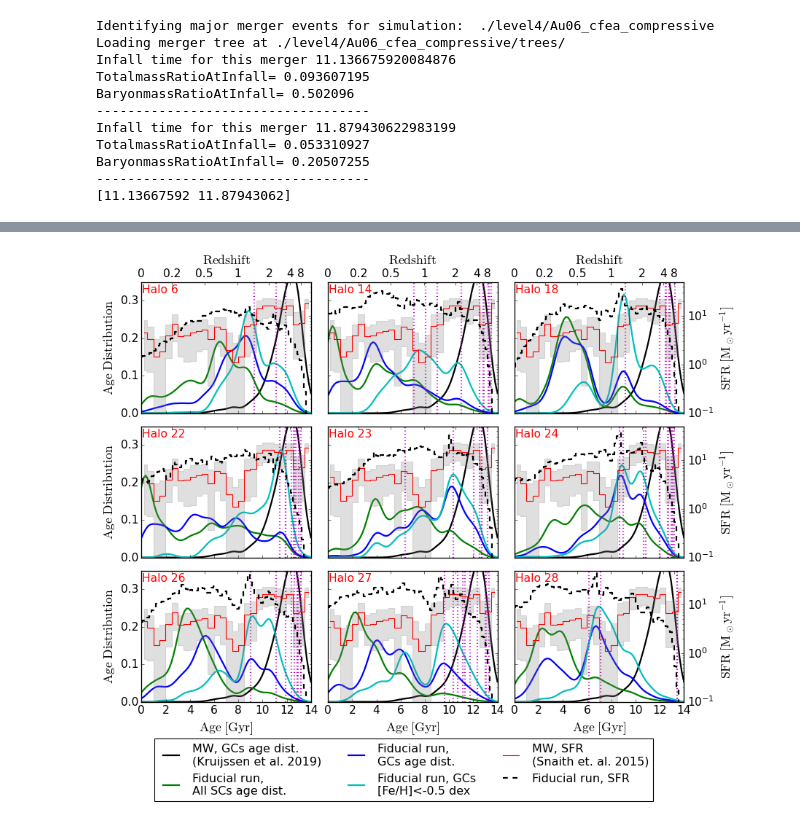
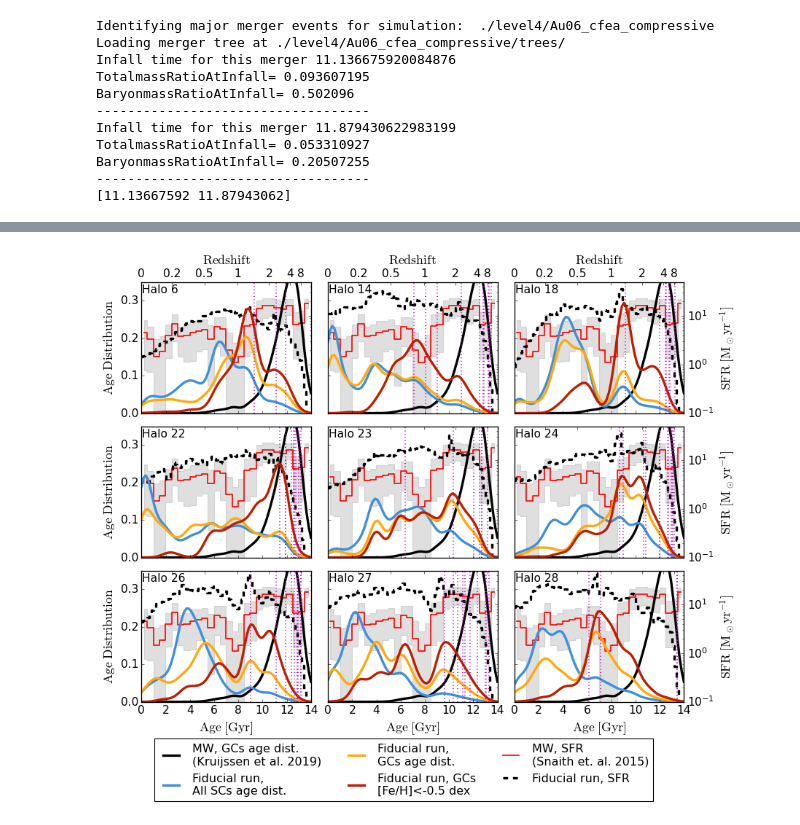
Before and after one commit to pablocoque/post_process_routines, a Jupyter notebook: src/age_distribution.ipynb, the cells around one changed output, grey strips where cells are left out. Saved outputs shown, nothing was run; the diff lists cells and outputs as text; code cells hidden in the pictures.

```diff
--- a/src/age_distribution.ipynb
+++ b/src/age_distribution.ipynb
@@ -9,6 +9,7 @@ from matplotlib import ticker
 
 %matplotlib inline
 rcParams['figure.facecolor'] = 'white'
+plt.style.use('petroff10')
 # %%
 parent_dir = './level4/'
 simulation_1 = 'Au06_cfea_scbase'
@@ -397,22 +401,22 @@ BaryonmassRatioAtInfall= 0.20507255
 halo_list = ['6','14', '18', '22', '23', '24', '26','27', '28']
 # %%
 fig, ax = plt.subplots(2,1, sharex=True)
-ax[0].step(age_bins, cluster_formation_rate_all[0], where='mid', linewidth=2, label='Baseline, All SCs')
-ax[0].step(age_bins, cluster_formation_rate_gc[0], where='mid', linewidth=2, label='Baseline, GC candidates')
-ax[0].step(age_bins, cluster_formation_rate_all[1], where='mid', linewidth=2, label='Compressive, All SCs')
-ax[0].step(age_bins, cluster_formation_rate_gc[1], where='mid', linewidth=2, label='Compressive, GC candidates')
+ax[0].step(age_bins, cluster_formation_rate_all[0], where='mid', linewidth=3, label='Baseline, All SCs')
+ax[0].step(age_bins, cluster_formation_rate_gc[0], where='mid', linewidth=3, label='Baseline, GC candidates')
+ax[0].step(age_bins, cluster_formation_rate_all[1], where='mid', linewidth=3, label='Compressive, All SCs')
+ax[0].step(age_bins, cluster_formation_rate_gc[1], where='mid', linewidth=3, color='purple', label='Compressive, GC candidates')
 ax[0].set_ylabel(r'$\rm{CFR \; [M_\odot yr^{-1}]}$', fontsize=16)
 # ax[0].set_xlabel(r'$\rm{Age \; [Gyr]}$', fontsize=16)
 ax[0].set_ylim(0,2.5)
 ax[0].tick_params(axis='both', which='major', labelsize=14)
-ax[0].text(1, 2.25, 'Halo 6', fontsize=16, ha='center', va='center', c='r')
+ax[0].text(1, 2.25, 'Halo 6', fontsize=16, ha='center', va='center', c='k')
 axr = ax[0].twinx()
-axr.step(age_bins, sfr, where='mid', color='black', linestyle='--', linewidth=2, label='SFR')
+axr.step(age_bins, sfr, where='mid', color='black', linestyle='--', linewidth=3, label='SFR')
 axr.legend(frameon=False, fontsize=14)
 axr.tick_params(axis='both', which='major', labelsize=14)
 axr.set_ylabel(r'$\rm{SFR \; [M_\odot yr^{-1}]}$', fontsize=16)
 
-ax[1].plot(age_bins, mw_age_dist/np.trapezoid(mw_age_dist, age_bins), linewidth=2, color='k', label='MW, Kruijssen et. al. (2019)')
+ax[1].plot(age_bins, mw_age_dist/np.trapezoid(mw_age_dist, age_bins), linewidth=3, color='k', label='MW, Kruijssen et. al. (2019)')
 for i, run in enumerate(fiducial_runs):
     if i==0:
         ax[1].plot(age_bins, run/np.trapezoid(run, age_bins), linewidth=0.75, color='grey', alpha=0.5, label='All fiducial runs')
@@ -421,13 +425,13 @@ for i, run in enumerate(fiducial_runs):
     # loc = np.argmax(run/np.trapezoid(run, age_bins))
     # ax[1].text(age_bins[loc], (run/np.trapezoid(run, age_bins))[loc] + 0.01, simulation_list[i][:first_char_index(simulation_list[i], '_')], fontsize=8, ha='center', va='center')
 
-ax[1].plot(age_bins, age_distribution_surviving_all[0]/np.trapezoid(age_distribution_surviving_all[0], age_bins), linewidth=2)
-ax[1].plot(age_bins, age_distribution_surviving_gc[0]/np.trapezoid(age_distribution_surviving_gc[0], age_bins), linewidth=2)
-ax[1].plot(age_bins, age_distribution_surviving_all[1]/np.trapezoid(age_distribution_surviving_all[1], age_bins), linewidth=2)
-ax[1].plot(age_bins, age_distribution_surviving_gc[1]/np.trapezoid(age_distribution_surviving_gc[1], age_bins), linewidth=2)
+ax[1].plot(age_bins, age_distribution_surviving_all[0]/np.trapezoid(age_distribution_surviving_all[0], age_bins), linewidth=3)
+ax[1].plot(age_bins, age_distribution_surviving_gc[0]/np.trapezoid(age_distribution_surviving_gc[0], age_bins), linewidth=3)
+ax[1].plot(age_bins, age_distribution_surviving_all[1]/np.trapezoid(age_distribution_surviving_all[1], age_bins), linewidth=3)
+ax[1].plot(age_bins, age_distribution_surviving_gc[1]/np.trapezoid(age_distribution_surviving_gc[1], age_bins), color='purple', linewidth=3)
 # for merger in mergers_au06:
-#     ax[0].axvline(merger, color='m', linestyle=':', linewidth=2)
-#     ax[1].axvline(merger, color='m', linestyle=':', linewidth=2)
+#     ax[0].axvline(merger, color='m', linestyle=':', linewidth=3)
+#     ax[1].axvline(merger, color='m', linestyle=':', linewidth=3)
 
 ax[1].set_ylim(0,0.39)
 ax[1].set_ylabel(r'$\rm{Age \; Distribution}$', fontsize=16)
@@ -523,19 +528,21 @@ for i in range(3):
         idx = i*3 + j
         if idx < len(simulation_list):
             axr = ax[i,j].twinx()
-            axr.step(mw_sfr[:,0], mw_sfr[:,1], where='mid', color='red', linewidth=1, label='MW, SFR'+'\n'+'(Snaith et. al. 2015)')
+            axr.step(mw_sfr[:,0], mw_sfr[:,1], where='mid', color='red', linewidth=1.5, label='MW, SFR'+'\n'+'(Snaith et. al. 2015)')
             axr.fill_between(mw_sfr[:,0], mw_sfr[:,2], mw_sfr[:,3], step='mid', color='grey', alpha=0.25)
-            ax[i,j].plot(age_bins, mw_age_dist/np.trapezoid(mw_age_dist, age_bins), linewidth=2, color='k', label='MW, GCs age dist.'+'\n'+'(Kruijssen et al. 2019)')
-            axr.step(age_bins, fiducial_sfr[idx], where='mid', color='black', linestyle='--', linewidth=2, label='Fiducial run, SFR')
-            ax[i,j].plot(age_bins, fiducial_allsc[idx]/np.trapezoid(fiducial_allsc[idx], age_bins), linewidth=2, c='g', label='Fiducial run,'+'\n'+'All SCs age dist.')
-            ax[i,j].plot(age_bins, fiducial_runs[idx]/np.trapezoid(fiducial_runs[idx], age_bins), linewidth=2, c='b', label='Fiducial run,'+'\n'+'GCs age dist.')
-            ax[i,j].plot(age_bins, fiducial_wcut[idx]/np.trapezoid(fiducial_wcut[idx], age_bins), linewidth=2, c='c', label='Fiducial run, GCs'+'\n'+'[Fe/H]<-0.5 dex')
+            ax[i,j].patch.set_visible(False)
+            ax[i,j].set_zorder(axr.get_zorder() + 1)
+            ax[i,j].plot(age_bins, mw_age_dist/np.trapezoid(mw_age_dist, age_bins), linewidth=3, color='k', label='MW, GCs age dist.'+'\n'+'(Kruijssen et al. 2019)')
+            axr.step(age_bins, fiducial_sfr[idx], where='mid', color='black', linestyle='--', linewidth=3, label='Fiducial run, SFR')
+            ax[i,j].plot(age_bins, fiducial_allsc[idx]/np.trapezoid(fiducial_allsc[idx], age_bins), linewidth=3, label='Fiducial run,'+'\n'+'All SCs age dist.')
+            ax[i,j].plot(age_bins, fiducial_runs[idx]/np.trapezoid(fiducial_runs[idx], age_bins), linewidth=3, label='Fiducial run,'+'\n'+'GCs age dist.')
+            ax[i,j].plot(age_bins, fiducial_wcut[idx]/np.trapezoid(fiducial_wcut[idx], age_bins), linewidth=3, label='Fiducial run, GCs'+'\n'+'[Fe/H]<-0.5 dex')
             ax[i,j].set_yticks([0.0, 0.1, 0.2, 0.3])
             axr.tick_params(axis='both', which='major', labelsize=14)
             for merger in merger_lists[idx]:
-                ax[i,j].axvline(merger, color='m', linestyle=':', linewidth=2)#, label='Gas rich merger')
+                ax[i,j].axvline(merger, color='m', linestyle=':', linewidth=1.5)#, label='Gas rich merger')
             # ax[i,j].text(0.05, 0.33, simulation_list[idx][:first_char_index(simulation_list[idx], '_')], fontsize=14, ha='left', va='center', color='r')
-            ax[i,j].text(0.05, 0.33, 'Halo '+halo_list[idx], fontsize=14, ha='left', va='center', color='r')
+            ax[i,j].text(0.05, 0.33, 'Halo '+halo_list[idx], fontsize=14, ha='left', va='center', color='k')
 
         # Add top axis for redshift correspondence (log scale for ticks, linear for main axis)
         ax_top = ax[i,j].twiny()
@@ -586,31 +593,31 @@ for i in range(3):
         ax[i,j].tick_params(axis='both', which='major', labelsize=14)
 
 # Collect handles and labels from all axes (including twin axes) except the last one
 handles = []
 labels = []
 for a in fig.axes:
     # if a is ax_last:
     #     continue
     h, l = a.get_legend_handles_labels()
     handles.extend(h)
     labels.extend(l)
 
 # Keep unique labels in order
 seen = set()
 unique_handles = []
 unique_labels = []
 for h, l in zip(handles, labels):
     if l and l not in seen:
         seen.add(l)
         unique_handles.append(h)
         unique_labels.append(l)
 
 fig.legend(unique_handles, unique_labels, loc='center', bbox_to_anchor=(0.5, -0.03), frameon=True, ncol=3)
 
 # ax[4,2].remove()
 # ax_top.remove()
 
 plt.subplots_adjust(hspace=0.1, wspace=0.1)
 plt.savefig('plots/age_distribution_fiducial_runs_paper.pdf', bbox_inches='tight')
 # %% [output]
-[figure, old version]
+[figure, new version]
```
Also changed, not shown: parts of 9 cells of this notebook, 10 other files.
